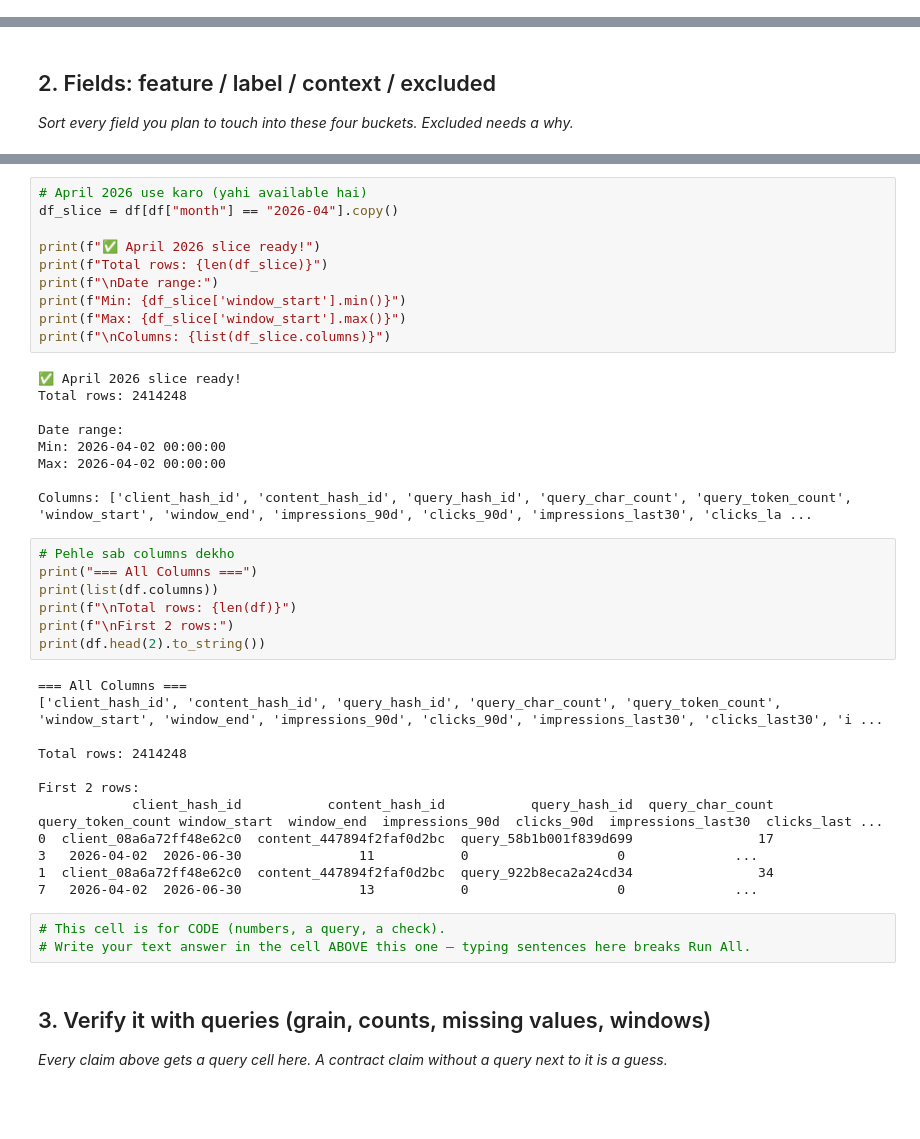
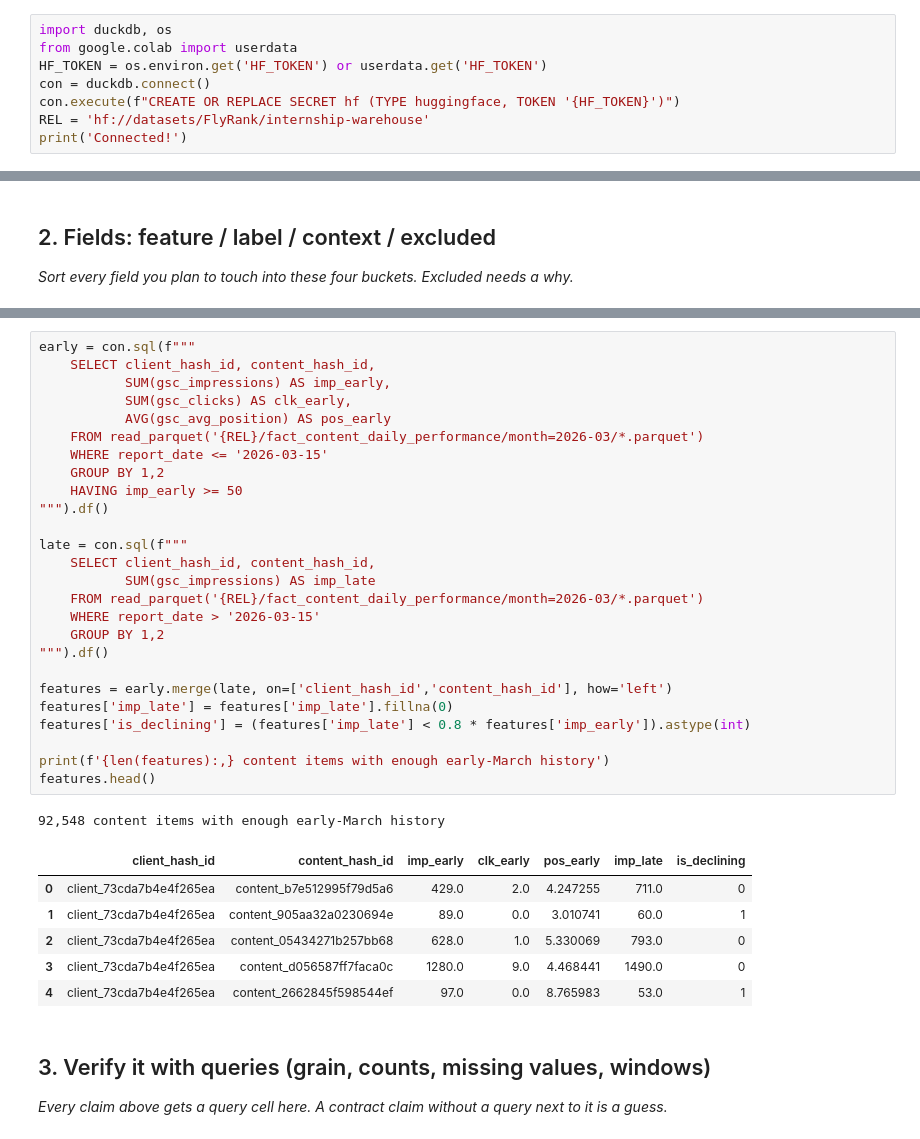
Before and after one commit to MuhammadBilalFarooq/Assignment1, a Jupyter notebook: work/notebooks/w03_data_contract.ipynb, the cells around one changed output, grey strips where cells are left out. Drawn from its saved outputs; the diff is of its cells as text; blank space fills up the shorter version.

```diff
--- a/work/notebooks/w03_data_contract.ipynb
+++ b/work/notebooks/w03_data_contract.ipynb
@@ -8,0 +11,8 @@ This skeleton is yours to fill. Work the sections **in order** — each one has
+# %%
+import duckdb, os
+from google.colab import userdata
+HF_TOKEN = os.environ.get('HF_TOKEN') or userdata.get('HF_TOKEN')
+con = duckdb.connect()
+con.execute(f"CREATE OR REPLACE SECRET hf (TYPE huggingface, TOKEN '{HF_TOKEN}')")
+REL = 'hf://datasets/FlyRank/internship-warehouse'
+print('Connected!')
@@ -217,42 +77,37 @@ Freq: M, Name: count, dtype: int64
-# %%
-# April 2026 use karo (yahi available hai)
-df_slice = df[df["month"] == "2026-04"].copy()
-
-print(f"✅ April 2026 slice ready!")
-print(f"Total rows: {len(df_slice)}")
-print(f"\nDate range:")
-print(f"Min: {df_slice['window_start'].min()}")
-print(f"Max: {df_slice['window_start'].max()}")
-print(f"\nColumns: {list(df_slice.columns)}")
-# %% [output]
-✅ April 2026 slice ready!
-Total rows: 2414248
-
-Date range:
-Min: 2026-04-02 00:00:00
-Max: 2026-04-02 00:00:00
-
-Columns: ['client_hash_id', 'content_hash_id', 'query_hash_id', 'query_char_count', 'query_token_count', 'window_start', 'window_end', 'impressions_90d', 'clicks_90d', 'impressions_last30', 'clicks_la ...
-# %%
-# Pehle sab columns dekho
-print("=== All Columns ===")
-print(list(df.columns))
-print(f"\nTotal rows: {len(df)}")
-print(f"\nFirst 2 rows:")
-print(df.head(2).to_string())
-# %% [output]
-=== All Columns ===
-['client_hash_id', 'content_hash_id', 'query_hash_id', 'query_char_count', 'query_token_count', 'window_start', 'window_end', 'impressions_90d', 'clicks_90d', 'impressions_last30', 'clicks_last30', 'i ...
-
-Total rows: 2414248
-
-First 2 rows:
-            client_hash_id           content_hash_id           query_hash_id  query_char_count  query_token_count window_start  window_end  impressions_90d  clicks_90d  impressions_last30  clicks_last ...
-0  client_08a6a72ff48e62c0  content_447894f2faf0d2bc  query_58b1b001f839d699                17                  3   2026-04-02  2026-06-30               11           0                   0              ...
-1  client_08a6a72ff48e62c0  content_447894f2faf0d2bc  query_922b8eca2a24cd34                34                  7   2026-04-02  2026-06-30               13           0                   0              ...
 # %%
-# This cell is for CODE (numbers, a query, a check).
-# Write your text answer in the cell ABOVE this one — typing sentences here breaks Run All.
+early = con.sql(f"""
+    SELECT client_hash_id, content_hash_id,
+           SUM(gsc_impressions) AS imp_early,
+           SUM(gsc_clicks) AS clk_early,
+           AVG(gsc_avg_position) AS pos_early
+    FROM read_parquet('{REL}/fact_content_daily_performance/month=2026-03/*.parquet')
+    WHERE report_date <= '2026-03-15'
+    GROUP BY 1,2
+    HAVING imp_early >= 50
+""").df()
+
+late = con.sql(f"""
+    SELECT client_hash_id, content_hash_id,
+           SUM(gsc_impressions) AS imp_late
+    FROM read_parquet('{REL}/fact_content_daily_performance/month=2026-03/*.parquet')
+    WHERE report_date > '2026-03-15'
+    GROUP BY 1,2
+""").df()
+
+features = early.merge(late, on=['client_hash_id','content_hash_id'], how='left')
+features['imp_late'] = features['imp_late'].fillna(0)
+features['is_declining'] = (features['imp_late'] < 0.8 * features['imp_early']).astype(int)
+
+print(f'{len(features):,} content items with enough early-March history')
+features.head()
+# %% [output]
+92,548 content items with enough early-March history
+|  | client_hash_id | content_hash_id | imp_early | clk_early | pos_early | imp_late | is_declining |
+| 0 | client_73cda7b4e4f265ea | content_b7e512995f79d5a6 | 429.0 | 2.0 | 4.247255 | 711.0 | 0 |
+| 1 | client_73cda7b4e4f265ea | content_905aa32a0230694e | 89.0 | 0.0 | 3.010741 | 60.0 | 1 |
+| 2 | client_73cda7b4e4f265ea | content_05434271b257bb68 | 628.0 | 1.0 | 5.330069 | 793.0 | 0 |
+| 3 | client_73cda7b4e4f265ea | content_d056587ff7faca0c | 1280.0 | 9.0 | 4.468441 | 1490.0 | 0 |
+| 4 | client_73cda7b4e4f265ea | content_2662845f598544ef | 97.0 | 0.0 | 8.765983 | 53.0 | 1 |
 # %% [markdown]
 ## 3. Verify it with queries (grain, counts, missing values, windows)
 
```
Also changed, not shown: parts of 21 cells of this notebook.
